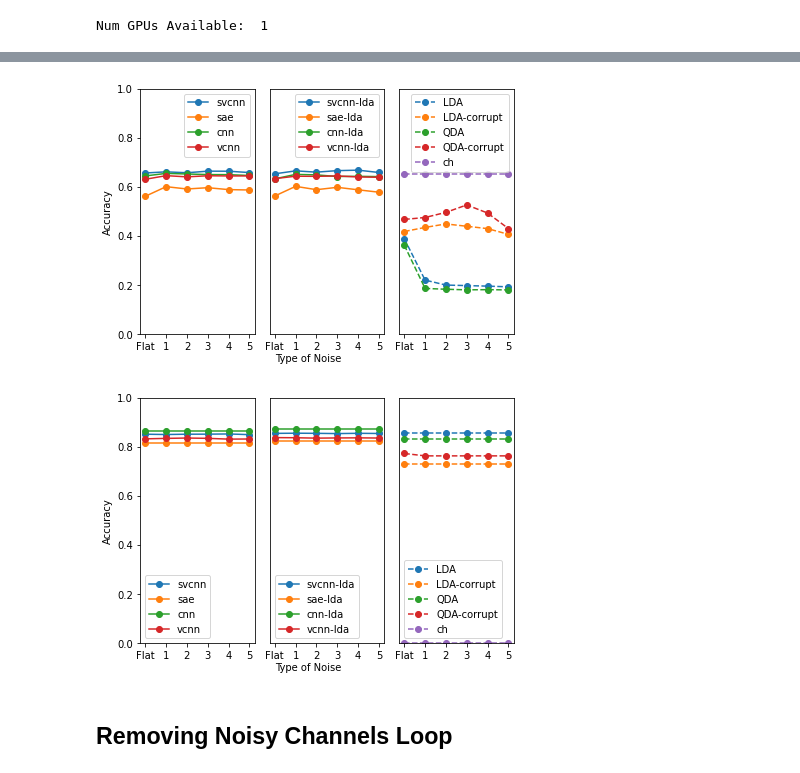
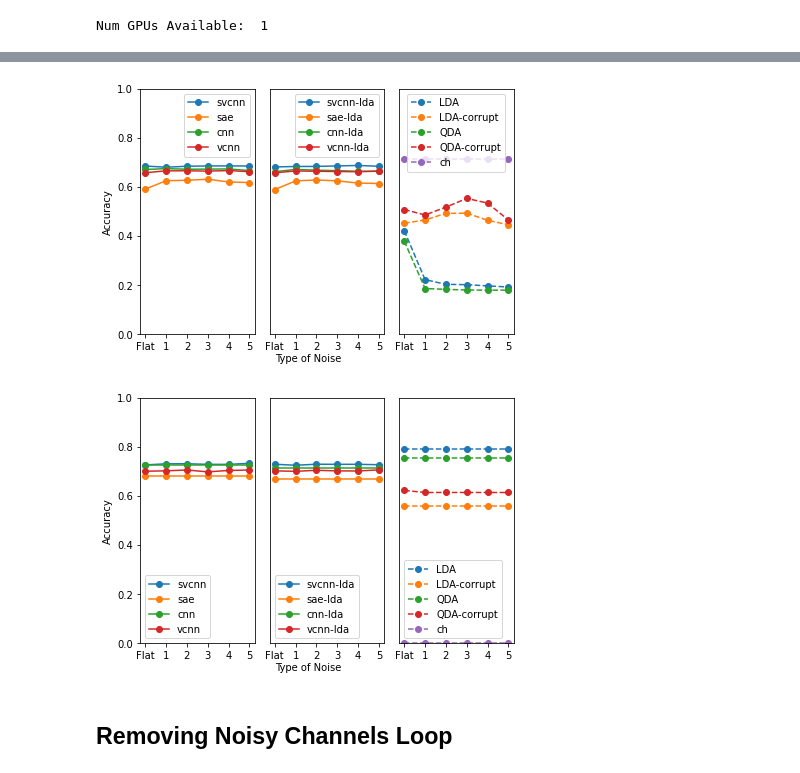
Before and after one commit to yuniteh/latent_rep, a Jupyter notebook: python/loop_main.ipynb, the cells around one changed output, grey strips where cells are left out. Drawn from its saved outputs; the diff is of its cells as text; code cells hidden in the pictures.

Commit message:
working loop_noise for flat

```diff
--- a/python/loop_main.ipynb
+++ b/python/loop_main.ipynb
@@ -40,19 +30,16 @@ Running sub 6, model 2, latent dim 4
 # %%
 # Load noise results
-sub_all, sub_noise, sub_clean, ave_all, ave_noise, ave_clean = lp.ave_results(params, sub_type, train_grp=2, feat_type='feat',epochs=30,n_train='fullgaussflat4',train_scale=5,n_test='full', latent_dim=4,loop_i='noise', dt='manual')
-sub_all, sub_noise, sub_clean, flat_ave_all, flat_ave_noise, flat_ave_clean = lp.ave_results(params, sub_type, train_grp=2, feat_type='feat',epochs=30,n_train='fullgaussflat4',train_scale=5,n_test='fullflat4', latent_dim=4,loop_i='noise',dt='manual')
-flat_ave_all = flat_ave_all[np.newaxis,...]
-flat_ave_noise = flat_ave_noise[np.newaxis,...]
-flat_ave_clean = flat_ave_clean[np.newaxis,...]
+sub_all, sub_noise, sub_clean, ave_all, ave_noise, ave_clean = lp.ave_results(params, sub_type, train_grp=2, feat_type='feat',epochs=30,n_train='fullgaussflat4',train_scale=5,n_test='fullgauss3', latent_dim=4,loop_i='noise', dt='manual')
+sub_all, sub_noise, sub_clean, flat_ave_all, flat_ave_noise, flat_ave_clean = lp.ave_results(params, sub_type, train_grp=2, feat_type='feat',epochs=30,n_train='fullgaussflat4',train_scale=5,n_test='fullflat3', latent_dim=4,loop_i='noise',dt='manual')
 # %%
 # Plot accuracy vs. noise
 fig,ax = plt.subplots(1,3)
 for i in range(0,4):
-    ax[0].plot(np.hstack((flat_ave_noise[0,i],ave_noise[:,i])),'-o')
+    ax[0].plot(np.hstack((flat_ave_noise[i],ave_noise[:,i])),'-o')
 for i in range(4,8):
-    ax[1].plot(np.hstack((flat_ave_noise[0,i],ave_noise[:,i])),'-o')
+    ax[1].plot(np.hstack((flat_ave_noise[i],ave_noise[:,i])),'-o')
 for i in range(8,13):
-    ax[2].plot(np.hstack((flat_ave_noise[0,i],ave_noise[:,i])),'--o')
+    ax[2].plot(np.hstack((flat_ave_noise[i],ave_noise[:,i])),'--o')
 ax[0].set_ylabel('Accuracy')
 fig.text(0.5, 0, 'Type of Noise', ha='center')
 ax[0].legend(['svcnn','sae','cnn','vcnn'])
@@ -67,31 +54,31 @@ for i in range(0,3):
 
 fig.set_tight_layout(True)
 # %% [output]
-[figure, old version]
+[figure, new version]
 # %%
 # Plot accuracy vs. noise
 fig,ax = plt.subplots(1,3)
 for i in range(0,4):
-    ax[0].plot(np.hstack((flat_ave_clean[0,i],ave_clean[:,i])),'-o')
+    ax[0].plot(np.hstack((flat_ave_clean[i],ave_clean[:,i])),'-o')
 for i in range(4,8):
-    ax[1].plot(np.hstack((flat_ave_clean[0,i],ave_clean[:,i])),'-o')
+    ax[1].plot(np.hstack((flat_ave_clean[i],ave_clean[:,i])),'-o')
 for i in range(8,13):
-    ax[2].plot(np.hstack((flat_ave_clean[0,i],ave_clean[:,i])),'--o')
+    ax[2].plot(np.hstack((flat_ave_clean[i],ave_clean[:,i])),'--o')
 ax[0].set_ylabel('Accuracy')
 fig.text(0.5, 0, 'Type of Noise', ha='center')
 ax[0].legend(['svcnn','sae','cnn','vcnn'])
 ax[1].legend(['svcnn-lda','sae-lda','cnn-lda','vcnn-lda'])
 ax[2].legend(['LDA','LDA-corrupt','QDA','QDA-corrupt','ch'])
 ax[1].set_yticks([])
 ax[2].set_yticks([])
 for i in range(0,3):
     ax[i].set_ylim(0,1)
     ax[i].set_xticks(range(0,6))
     ax[i].set_xticklabels(['Flat','1','2','3','4','5'])
 
 fig.set_tight_layout(True)
 # %% [output]
-[figure, old version]
+[figure, new version]
 # %% [markdown]
 ## Removing Noisy Channels Loop
 # %%
```
Also changed, not shown: parts of 2 cells of this notebook, 1 other file.
